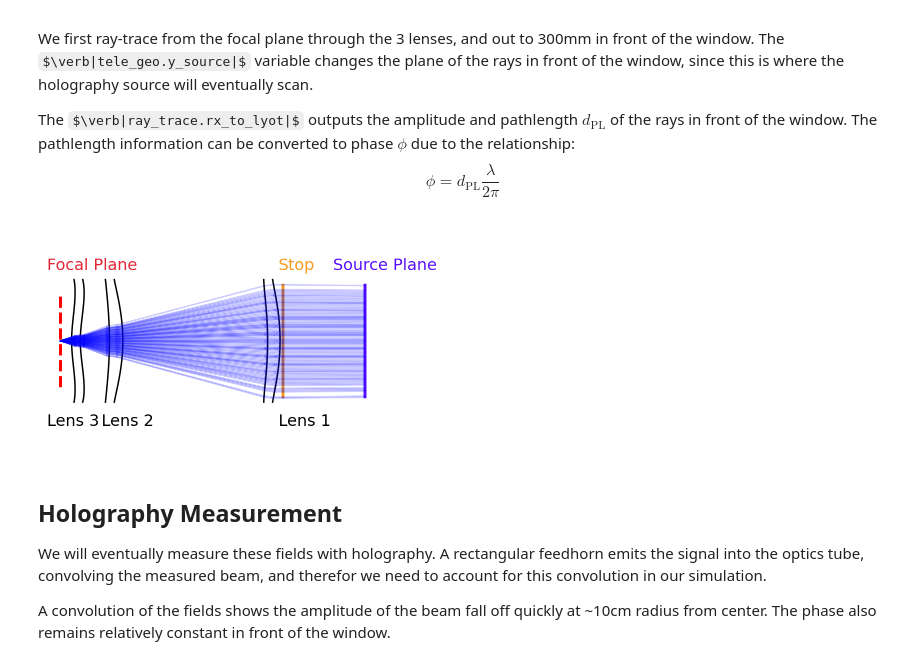
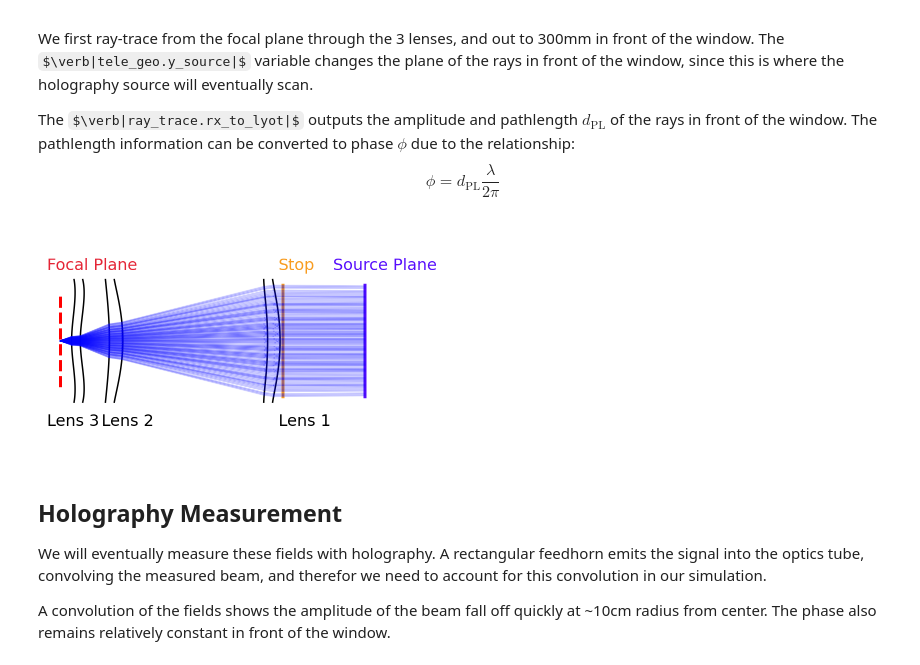
Before and after one commit to McMahonCosmologyGroup/sosat_optics, a Jupyter notebook: notebooks/sat_holography.ipynb, the cells around one changed output. Saved outputs shown, nothing was run; the diff lists cells and outputs as text; code cells hidden in the pictures; some formulas as TeX source.

```diff
--- a/notebooks/sat_holography.ipynb
+++ b/notebooks/sat_holography.ipynb
@@ -14,7 +14,6 @@ $$ \phi = d_{\text{PL}} \frac{\lambda}{2\pi}$$
 # %%
 import numpy as np
 import matplotlib
-import matplotlib.font_manager as font_manager
 import matplotlib.pyplot as plt
 from scipy import interpolate
 %matplotlib inline
@@ -33,40 +32,37 @@ matplotlib.rcParams.update(
     }
 )
 
 red = '#e42536'
 blue = '#570efc'
 orange = '#f89c20'
 
 # Load in telescope geometry
 tele_geo = ot_geo.SatGeo()
 tele_geo.n_scan = 100  # sample number in 1D of 2D grid
 tele_geo.y_source = (
     ot_geo.y_lyot + 300
 )  # distance of holography source from SAT focal plane.
 tele_geo.lambda_ = 0.00353  # wavelength of source, here we choose 106GHz.
 tele_geo.k = 2 * np.pi / tele_geo.lambda_  # update kappa
 
-rx = [164, 0, 0]  # receiver feed position in focal plane [x,d_FPA,y]
-out = ray_trace.rx_to_lyot(rx, tele_geo, 1, "b")
-# Convert pathlength to phase
-xx = np.where(out[4] != 0)
-p_sim = np.mod(tele_geo.k * (out[3] - np.mean(out[3][xx])) / 1e3 / 2, 2 * np.pi)
+rx = [10, 0, 0]  # receiver feed position in focal plane [x,d_FPA,y]
+
+a_sim, p_sim, x_sim, y_sim = ray_trace.getNearField(tele_geo, rx,plot=True)
 
 plt.vlines(x=ot_geo.y_lyot, ymin=-210, ymax=210, color=orange, linestyle="-",linewidth = 3)
 plt.vlines(x=tele_geo.y_source, ymin=-210, ymax=210, color=blue, linestyle="-",linewidth = 3)
 plt.vlines(x=0, ymin=-170, ymax=170, color="red", linestyle="--",linewidth = 3)
 plt.axis('off')
 plt.axis("equal")
-
 plt.annotate("Lens 3",xy = (-50,-310))
 plt.annotate("Lens 2",xy = (150,-310))
 plt.annotate("Lens 1",xy = (800,-310))
 plt.annotate("Stop",xy = (800,260),color = orange)
 plt.annotate("Source Plane",xy = (1000,260),color = blue)
 plt.annotate("Focal Plane",xy = (-50,260),color = red)
 plt.show()
 # %% [output]
-[figure, old version]
+[figure, new version]
 # %% [markdown]
 ## Holography Measurement
 
```
Also changed, not shown: parts of 2 cells of this notebook, 1 other file.
